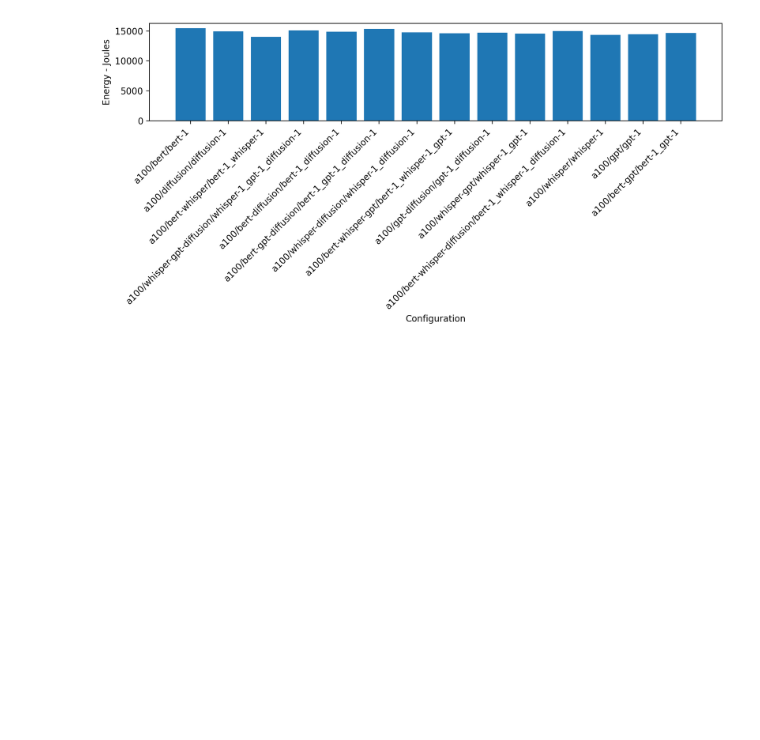
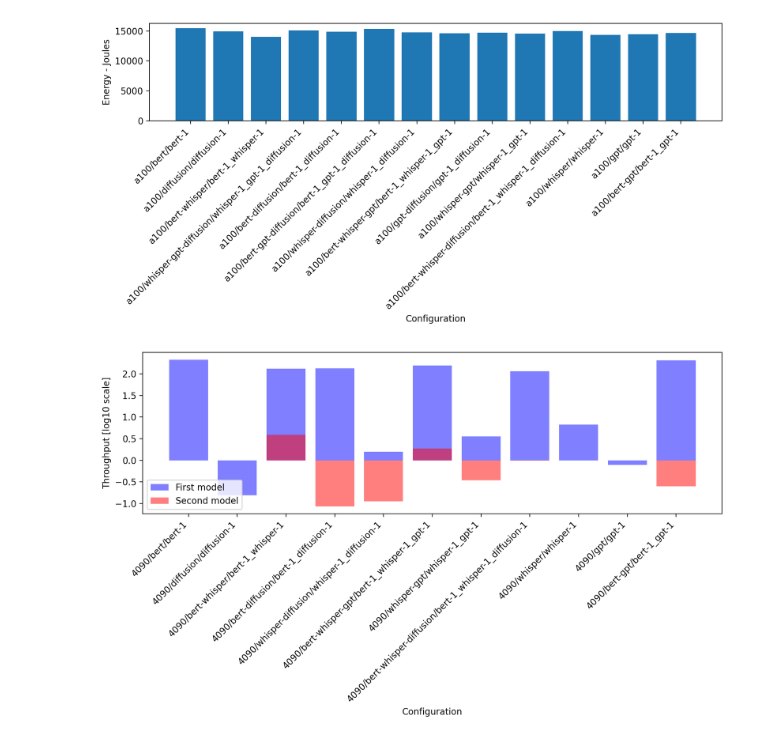
Before and after one commit to psinha25/hotcarbon-24, a Jupyter notebook: results/analysis.ipynb, the cells around one changed output. Drawn from its saved outputs; the diff is of its cells as text; code cells hidden in the pictures; blank space fills up the shorter version.

Commit message:
throughput

```diff
--- a/results/analysis.ipynb
+++ b/results/analysis.ipynb
@@ -49,5 +50,5 @@ import matplotlib.pyplot as plt
 # %%
-dataset = load_dataset("danjacobellis/model_pairs",split='train')
+dataset = load_dataset("danjacobellis/model_pairs",split='train').with_format("numpy")
 # %%
 fig, ax = plt.subplots(figsize=(10, 5), dpi=200)
 ax.bar(dataset['configuration'][0:11], dataset['energy'][0:11])
@@ -68,3 +69,17 @@ plt.tight_layout()  # Adjust layout to make room for the rotated x-labels
 plt.show()
 # %% [output]
 [figure]
+# %%
+fig, ax = plt.subplots(figsize=(10, 6), dpi=200)
+ax.bar(dataset['configuration'][0:11], np.log10(dataset['throughput'][0:11,0]),
+       color='blue', alpha=0.5, label='First model')
+ax.bar(dataset['configuration'][0:11], np.log10(dataset['throughput'][0:11,1]),
+       color='red', alpha=0.5, label='Second model')
+ax.set_ylabel('Throughput [log10 scale]')
+ax.set_xlabel('Configuration')
+plt.xticks(rotation=45, ha='right')
+ax.legend()
+plt.tight_layout()
+plt.show()
+# %% [output]
+[figure, added]
```
Also changed, not shown: parts of 2 cells of this notebook.
